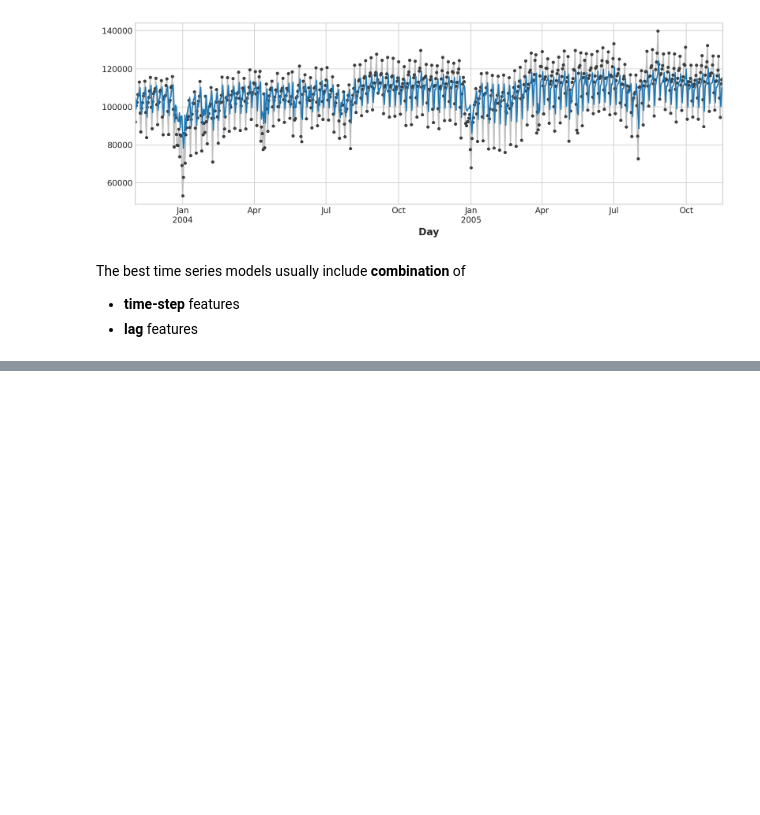
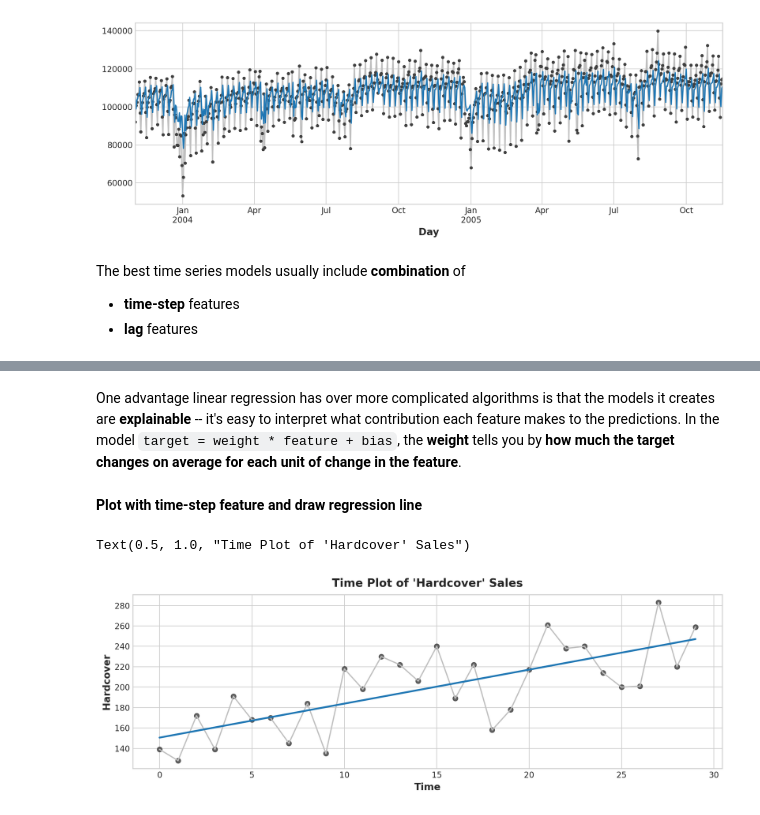
Before and after one commit to albert-joonyoung-park/kaggle-lessons, a Jupyter notebook: kaggle-time-series.ipynb, the cells around one changed output, grey strips where cells are left out. Saved outputs shown, nothing was run; the diff lists cells and outputs as text; code cells hidden in the pictures; blank space fills up the shorter version.

```diff
--- a/kaggle-time-series.ipynb
+++ b/kaggle-time-series.ipynb
@@ -353,0 +444,12 @@ The best time series models usually include **combination** of
+# %% [markdown]
+One advantage linear regression has over more complicated algorithms is that the models it creates are **explainable** -- it's easy to interpret what contribution each feature makes to the predictions. In the model `target = weight * feature + bias`, the **weight** tells you by **how much the target changes on average for each unit of change in the feature**.
+# %% [markdown]
+**Plot with time-step feature and draw regression line**
+# %%
+fig, ax = plt.subplots()
+ax.plot('Time', 'Hardcover', data=book_sales, color='0.75') # draw data points
+ax = sns.regplot(x='Time', y='Hardcover', data=book_sales, ci=None, scatter_kws=dict(color='0.25'))  # draw regression line on the same plot
+ax.set_title("Time Plot of 'Hardcover' Sales")
+# %% [output]
+Text(0.5, 1.0, "Time Plot of 'Hardcover' Sales")
+[figure, added]
```
Also changed, not shown: parts of 20 cells of this notebook.
